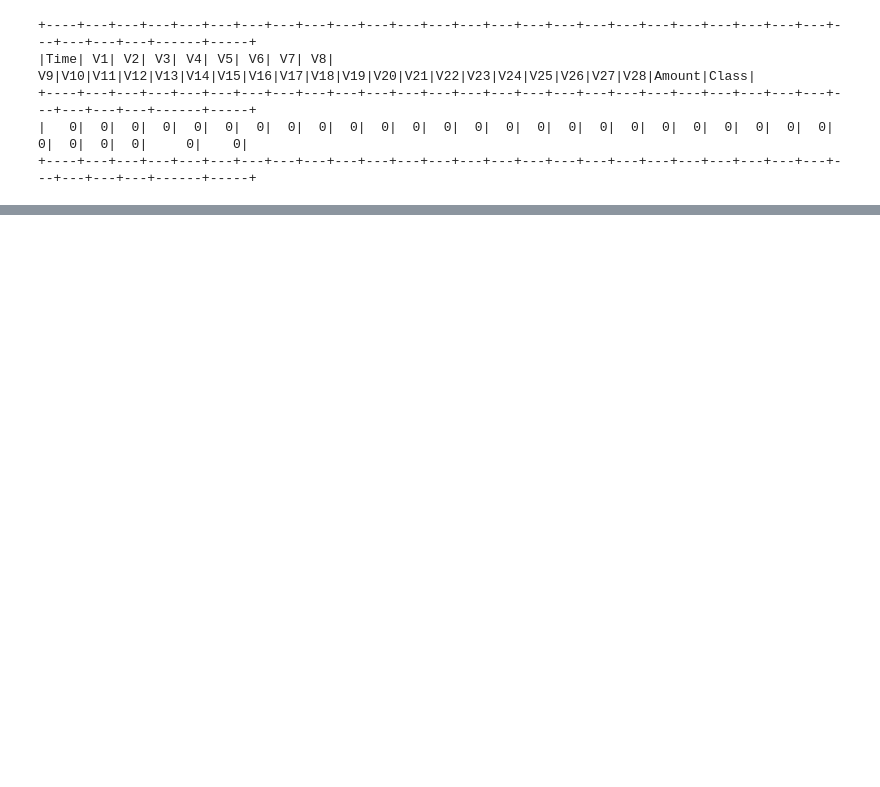
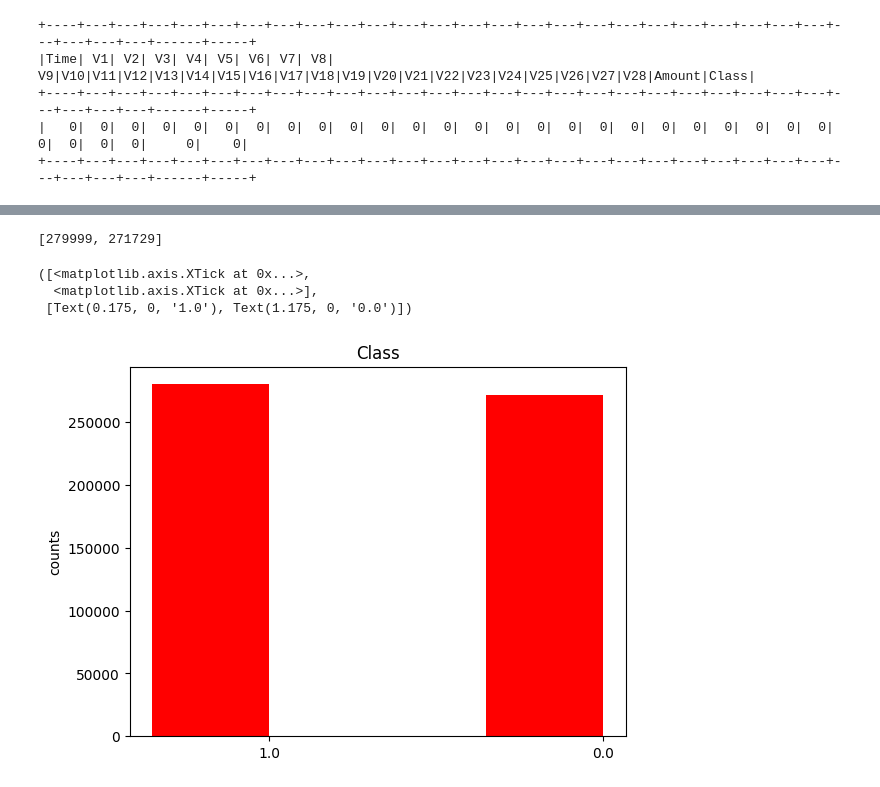
Before and after one commit to anutitto/dissertation, a Jupyter notebook: dissertation.ipynb, the cells around one changed output, grey strips where cells are left out. Saved outputs shown, nothing was run; the diff lists cells and outputs as text; code cells hidden in the pictures; blank space fills up the shorter version.

```diff
--- a/dissertation.ipynb
+++ b/dissertation.ipynb
@@ -36,0 +222,10 @@ df2.show()
+# %%
+smote_data = spark.read.csv('/content/balanced_data_final.csv', header=True, inferSchema=True)
+column_headings = ['id','Time','V1','V2','V3','V4','V5','V6','V7','V8','V9','V10','V11','V12','V13','V14','V15','V16','V17','V18','V19','V20','V21','V22','V23','V24','V25','V26','V27','Amount','Class']
+
+# Add column headings to the DataFrame
+smote_with_headings = smote_data.toDF(*column_headings)
+
+# Show the DataFrame with column headings
+smote_with_headings.show()
+print(smote_data.count(),len(smote_data.columns))
@@ -36,0 +250,20 @@ df2.show()
+# %%
+
+responses = smote_with_headings.groupBy('Class').count().collect()
+categories = [i[0] for i in responses]
+counts = [i[1] for i in responses]
+print(counts)
+
+ind = np.array(range(len(categories)))
+width = 0.35
+plt.bar(ind, counts, width=width, color='r')
+
+plt.ylabel('counts')
+plt.title('Class')
+plt.xticks(ind + width/2., categories)
+# %% [output]
+[279999, 271729]
+([<matplotlib.axis.XTick at 0x...>,
+  <matplotlib.axis.XTick at 0x...>],
+ [Text(0.175, 0, '1.0'), Text(1.175, 0, '0.0')])
+[figure, added]
```
Also changed, not shown: parts of 10 cells of this notebook.
